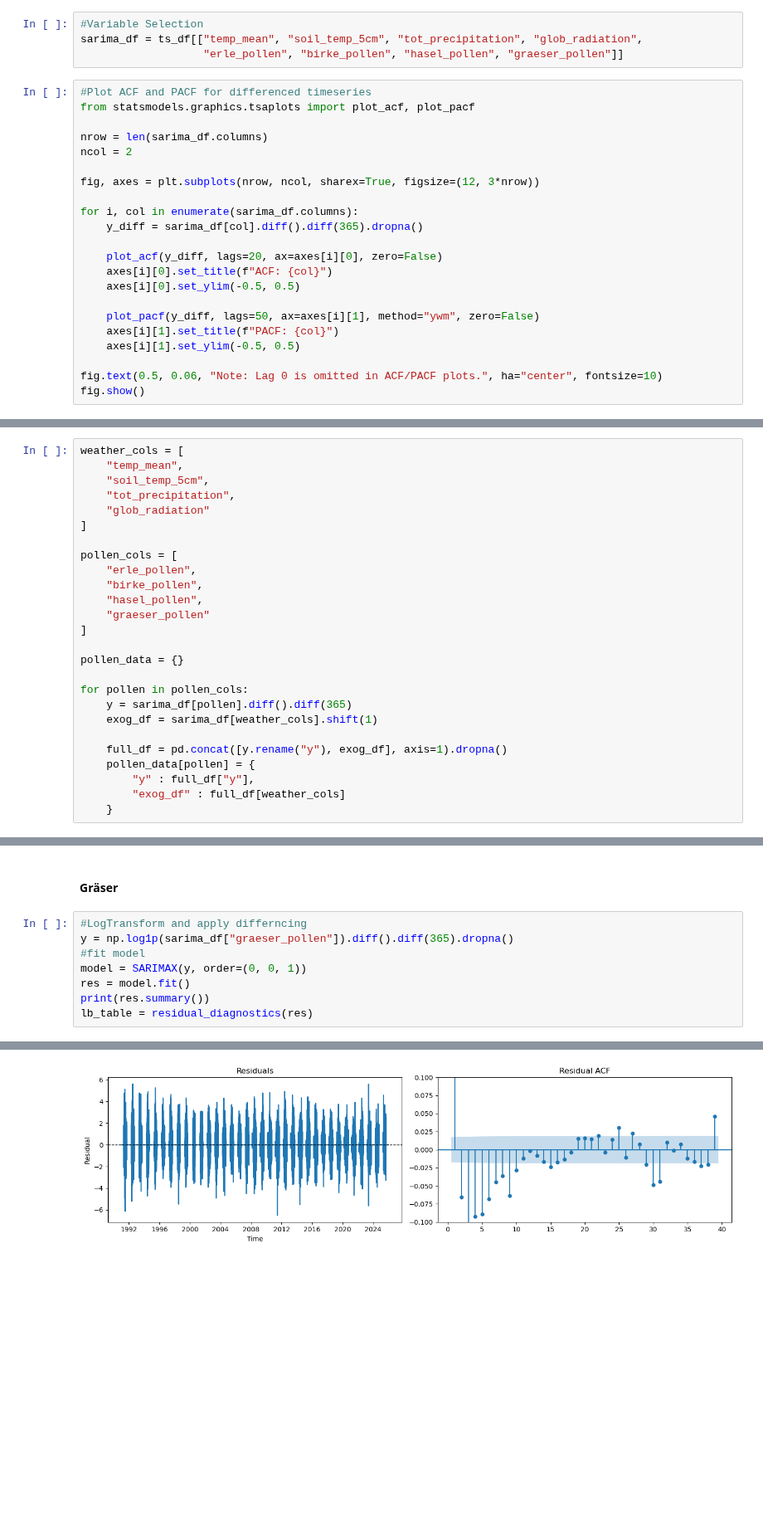
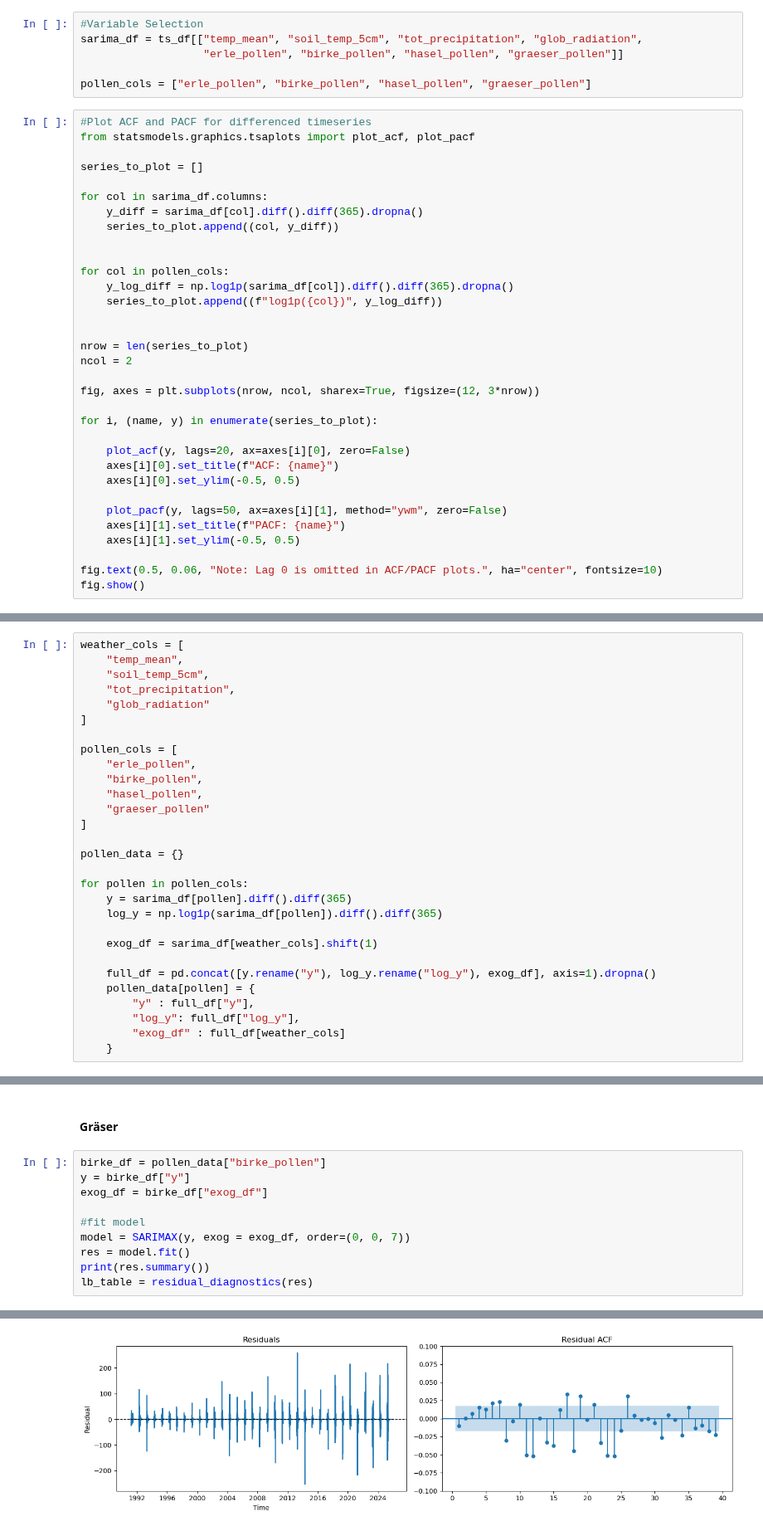
Before and after one commit to lnhrnndz/ESC403-Intro-to-Data-Science-Project, a Jupyter notebook: 03 TimeSeries.ipynb, the cells around one changed output, grey strips where cells are left out. Shown at 83% size. Cells and saved outputs as stored; diff of their text form; blank space fills up the shorter version.

```diff
--- a/03 TimeSeries.ipynb
+++ b/03 TimeSeries.ipynb
@@ -300,24 +300,37 @@ Again, we will only focus on a subsets of variables here. (Others are highly cor
 #Variable Selection
 sarima_df = ts_df[["temp_mean", "soil_temp_5cm", "tot_precipitation", "glob_radiation",
                    "erle_pollen", "birke_pollen", "hasel_pollen", "graeser_pollen"]]
+
+pollen_cols = ["erle_pollen", "birke_pollen", "hasel_pollen", "graeser_pollen"]
 # %%
 #Plot ACF and PACF for differenced timeseries
 from statsmodels.graphics.tsaplots import plot_acf, plot_pacf
 
-nrow = len(sarima_df.columns)
+series_to_plot = []
+
+for col in sarima_df.columns:
+    y_diff = sarima_df[col].diff().diff(365).dropna()
+    series_to_plot.append((col, y_diff))
+
+
+for col in pollen_cols:
+    y_log_diff = np.log1p(sarima_df[col]).diff().diff(365).dropna()
+    series_to_plot.append((f"log1p({col})", y_log_diff))
+
+
+nrow = len(series_to_plot)
 ncol = 2
 
 fig, axes = plt.subplots(nrow, ncol, sharex=True, figsize=(12, 3*nrow))
 
-for i, col in enumerate(sarima_df.columns):
-    y_diff = sarima_df[col].diff().diff(365).dropna()
+for i, (name, y) in enumerate(series_to_plot):
 
-    plot_acf(y_diff, lags=20, ax=axes[i][0], zero=False)
-    axes[i][0].set_title(f"ACF: {col}")
+    plot_acf(y, lags=20, ax=axes[i][0], zero=False)
+    axes[i][0].set_title(f"ACF: {name}")
     axes[i][0].set_ylim(-0.5, 0.5)
 
-    plot_pacf(y_diff, lags=50, ax=axes[i][1], method="ywm", zero=False)
-    axes[i][1].set_title(f"PACF: {col}")
+    plot_pacf(y, lags=50, ax=axes[i][1], method="ywm", zero=False)
+    axes[i][1].set_title(f"PACF: {name}")
     axes[i][1].set_ylim(-0.5, 0.5)
 
 fig.text(0.5, 0.06, "Note: Lag 0 is omitted in ACF/PACF plots.", ha="center", fontsize=10)
@@ -593,11 +642,14 @@ pollen_data = {}
 
 for pollen in pollen_cols:
     y = sarima_df[pollen].diff().diff(365)
+    log_y = np.log1p(sarima_df[pollen]).diff().diff(365)
+
     exog_df = sarima_df[weather_cols].shift(1)
 
-    full_df = pd.concat([y.rename("y"), exog_df], axis=1).dropna()
+    full_df = pd.concat([y.rename("y"), log_y.rename("log_y"), exog_df], axis=1).dropna()
     pollen_data[pollen] = {
         "y" : full_df["y"],
+        "log_y": full_df["log_y"],
         "exog_df" : full_df[weather_cols]
     }
 # %% [markdown]
@@ -622,10 +861,12 @@ Observations:
 # %% [markdown]
 #### Gräser
 # %%
-#LogTransform and apply differncing
-y = np.log1p(sarima_df["graeser_pollen"]).diff().diff(365).dropna()
+birke_df = pollen_data["birke_pollen"]
+y = birke_df["y"]
+exog_df = birke_df["exog_df"]
+
 #fit model
-model = SARIMAX(y, order=(0, 0, 1))
+model = SARIMAX(y, exog = exog_df, order=(0, 0, 7))
 res = model.fit()
 print(res.summary())
 lb_table = residual_diagnostics(res)
@@ -646,5 +887,5 @@ Covariance Type:                  opg
 ===================================================================================
 
 Warnings:
 [1] Covariance matrix calculated using the outer product of gradients (complex-step).
-[figure, old version]
+[figure, new version]
```
Also changed, not shown: parts of 19 cells of this notebook, 1 other file.
